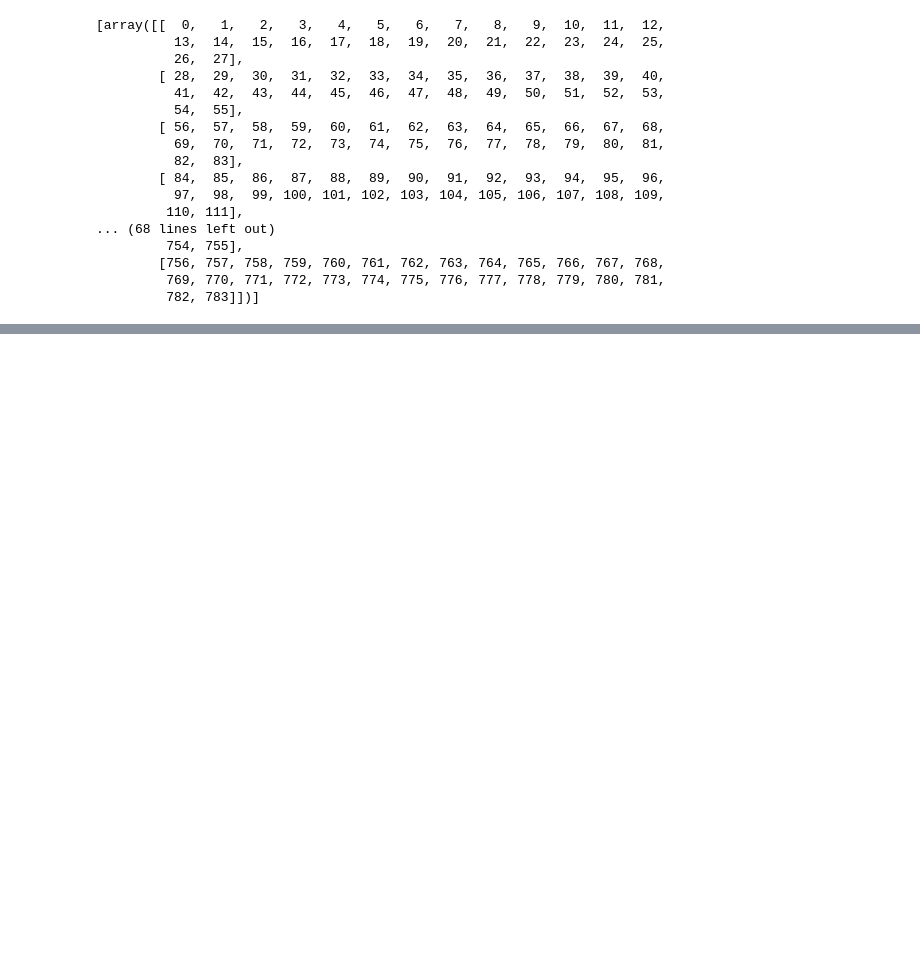
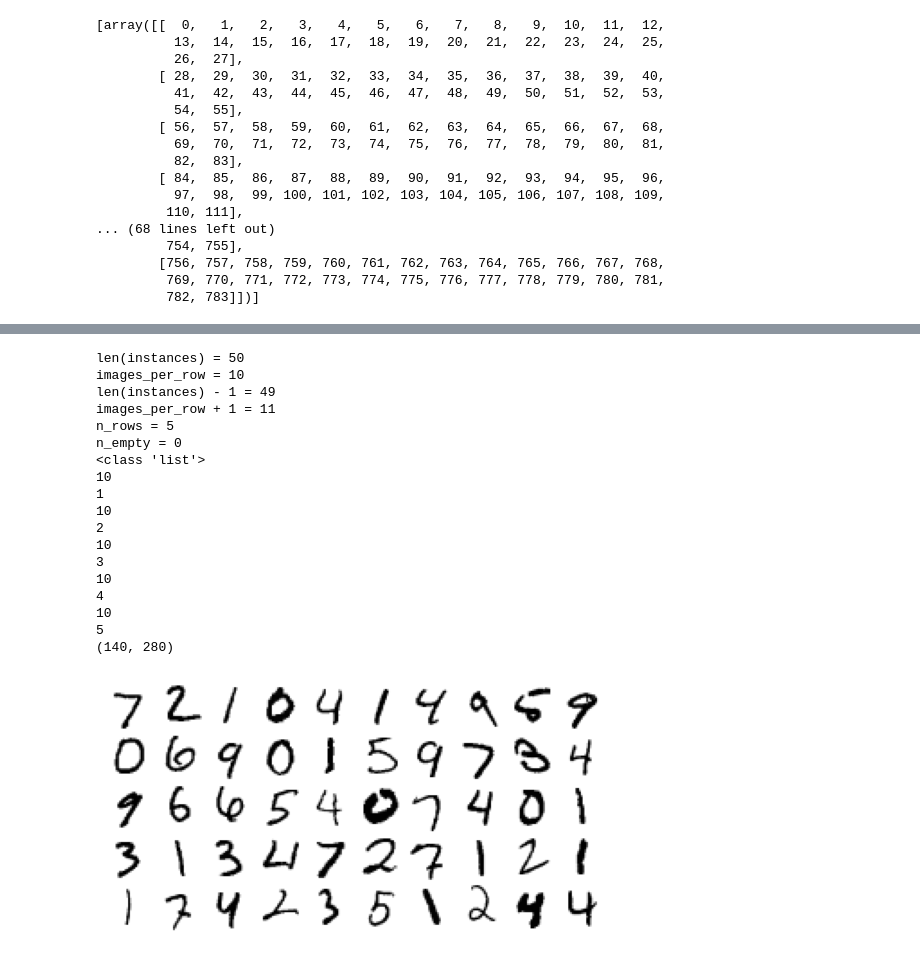
Before and after one commit to rlfwo93/machine-learning, a Jupyter notebook: mnist_final.ipynb, the cells around one changed output, grey strips where cells are left out. Saved outputs shown, nothing was run; the diff lists cells and outputs as text; code cells hidden in the pictures; blank space fills up the shorter version.

```diff
--- a/mnist_final.ipynb
+++ b/mnist_final.ipynb
@@ -358,0 +396,26 @@ images
+# %%
+plt.figure(figsize=(9,9))
+example_images = np.r_[tX[:50]]  # Convert to numpy array
+plot_digits(example_images, images_per_row=10)
+
+plt.show()
+# %% [output]
+len(instances) = 50
+images_per_row = 10
+len(instances) - 1 = 49
+images_per_row + 1 = 11
+n_rows = 5
+n_empty = 0
+<class 'list'>
+10
+1
+10
+2
+10
+3
+10
+4
+10
+5
+(140, 280)
+[figure, added]
```
Also changed, not shown: parts of 15 cells of this notebook.
